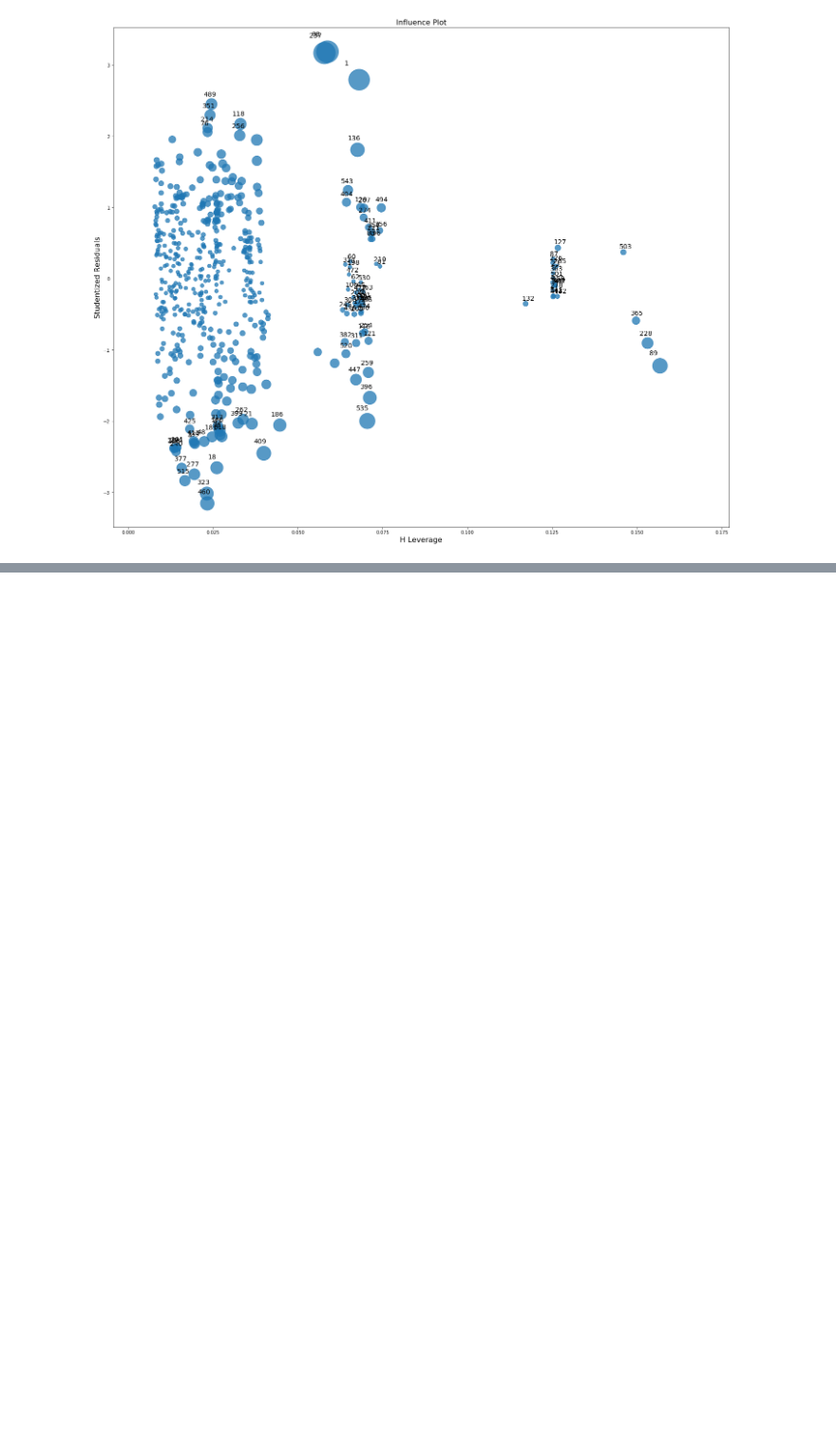
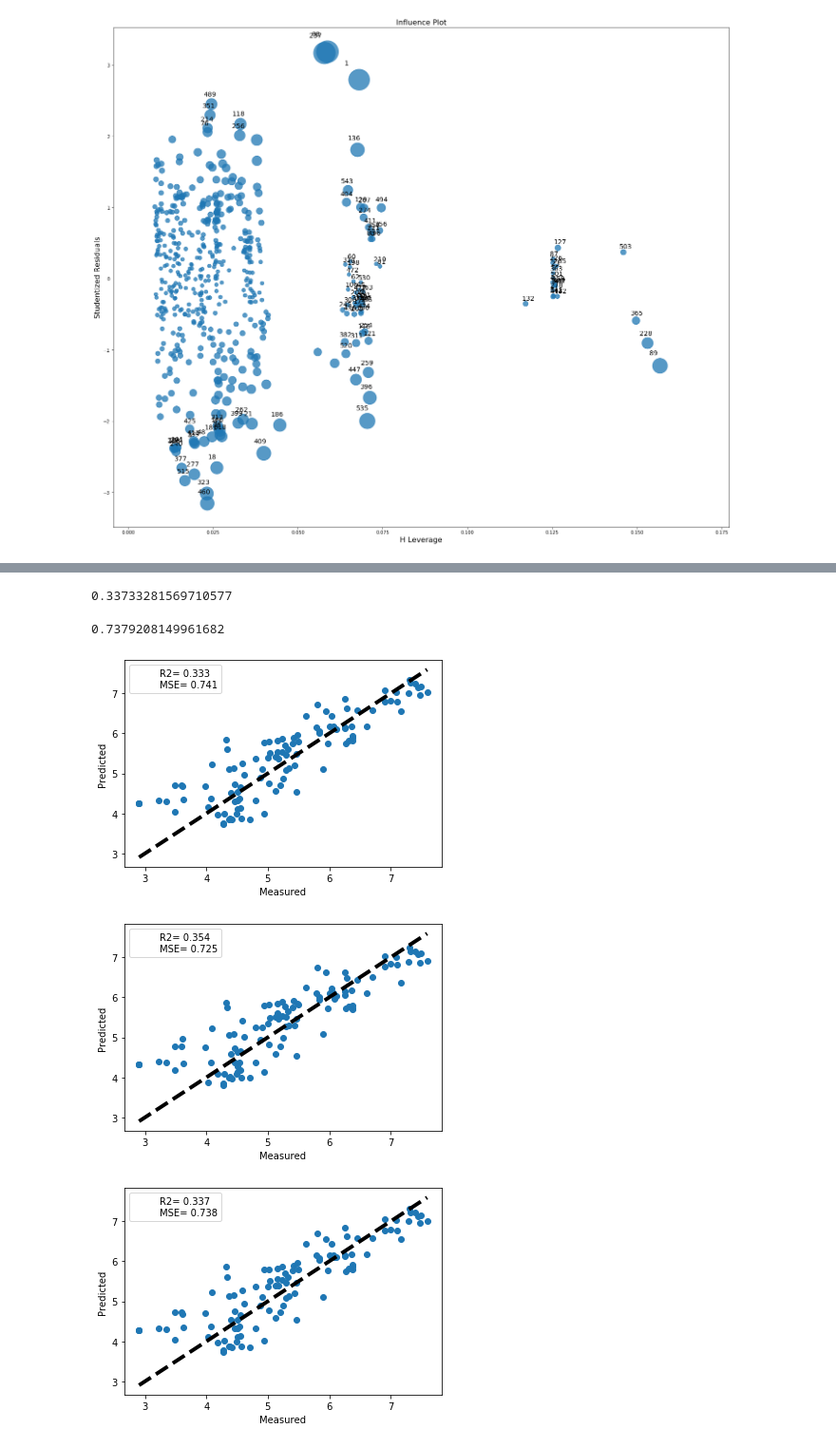
Before and after one commit to nina-driver/Springboard-Capstone-1, a Jupyter notebook: In-Depth Analysis.ipynb, the cells around one changed output, grey strips where cells are left out. Shown at 95% size. Cells and saved outputs as stored; diff of their text form; code cells hidden in the pictures; blank space fills up the shorter version.

```diff
--- a/In-Depth Analysis.ipynb
+++ b/In-Depth Analysis.ipynb
@@ -238,0 +314,2 @@ plt.show()
+# %%
+y_pred_r = pipeline_r.predict(X_test)
@@ -238,0 +326,5 @@ plt.show()
+# %%
+steps_l = [('scaler', StandardScaler()), ('lasso', LassoCV(normalize=True, cv=5))]
+pipeline_l = Pipeline(steps_l)
+# %%
+pipeline_l.fit(X_train,y_train)
@@ -238,0 +342,27 @@ plt.show()
+# %%
+y_pred_l = pipeline_l.predict(X_test)
+# %%
+mean_squared_error(y_test, y_pred_l)
+# %% [output]
+0.33733281569710577
+# %%
+r2_score(y_test,y_pred_l)
+# %% [output]
+0.7379208149961682
+# %%
+regressors = [y_pred, y_pred_r, y_pred_l]
+for predicted in regressors:
+    fig, ax = plt.subplots()
+    ax.scatter(y_test, predicted)
+    ax.plot([y_test.min(), y_test.max()], [y_test.min(), y_test.max()], 'k--', lw=4)
+    scores = 'R2= ' + str(round(mean_squared_error(y_test, predicted),3)) + '\n'+ 'MSE= ' + str(round(r2_score(y_test, predicted),3))
+    extra = plt.Rectangle((0, 0), 0, 0, fc="w", fill=False,
+                          edgecolor='none', linewidth=0)
+    ax.legend([extra], [scores], loc='upper left')
+    ax.set_xlabel('Measured')
+    ax.set_ylabel('Predicted')
+    plt.show()
+# %% [output]
+[figure, added]
+[figure, added]
+[figure, added]
```
Also changed, not shown: parts of 26 cells of this notebook.
